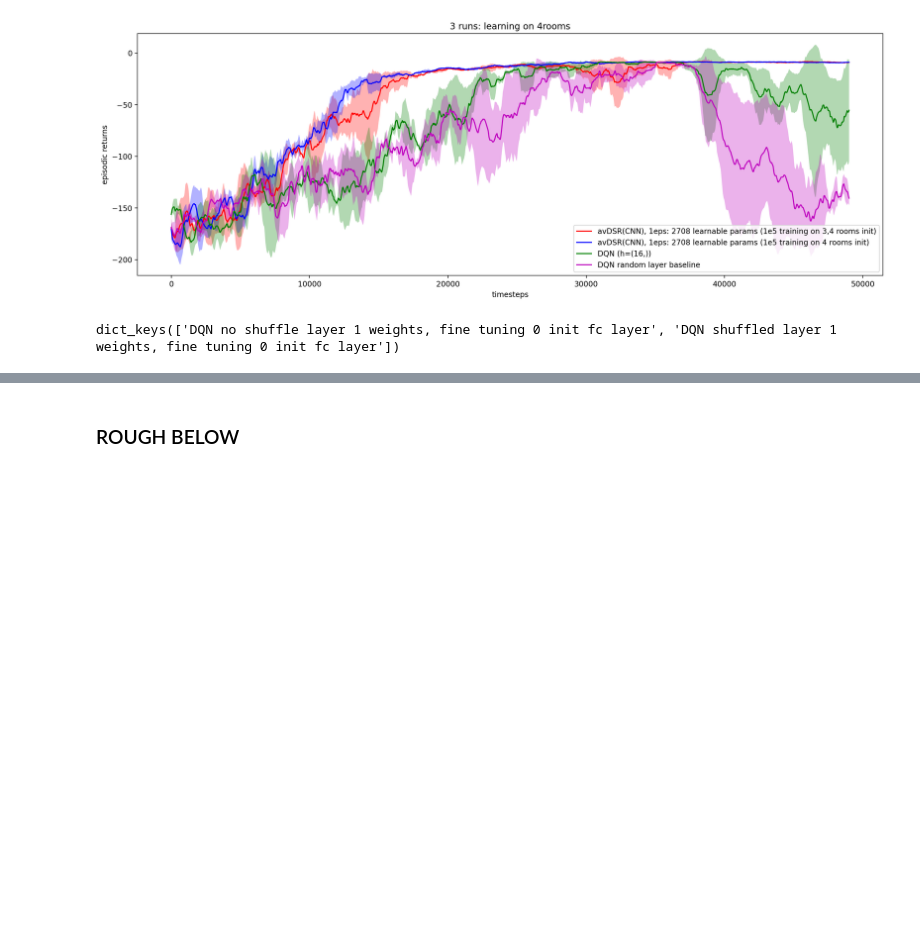
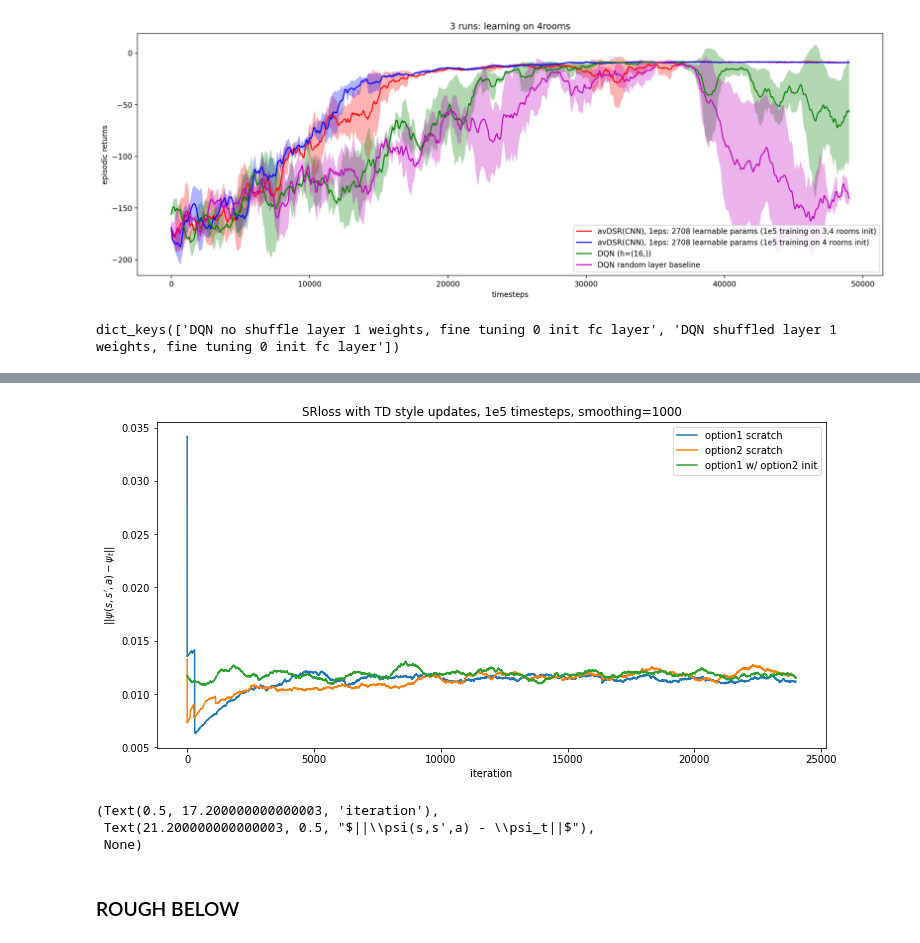
Before and after one commit to psurya1994/successor-feature-representations, a Jupyter notebook: 8-cnn-avdsr.ipynb, the cells around one changed output, grey strips where cells are left out. Saved outputs shown, nothing was run; the diff lists cells and outputs as text; code cells hidden in the pictures; blank space fills up the shorter version.

Commit message:
Notebook 8 also contains training speed of option 1, when init with option 2. And baselines. (for context detector)

```diff
--- a/8-cnn-avdsr.ipynb
+++ b/8-cnn-avdsr.ipynb
@@ -431,0 +478,2 @@ dict_keys(['DQN no shuffle layer 1 weights, fine tuning 0 init fc layer', 'DQN s
+# %%
+avdsr3 = avdsr_feature_init(game='FourRoomsMatrixNoTerm', agents=[agent], choice=0,ref=avdsr)
@@ -432,3 +500,16 @@ dict_keys(['DQN no shuffle layer 1 weights, fine tuning 0 init fc layer', 'DQN s
+# %%
+plt.figure(figsize=(12,6))
+kernel=1000
+plt.plot(convolve(avdsr2.loss_vec, kernel), label='option1 scratch')
+plt.plot(convolve(avdsr.loss_vec, kernel), label='option2 scratch')
+plt.plot(convolve(avdsr3.loss_vec, kernel), label='option1 w/ option2 init')
+plt.title('SRloss with TD style updates, 1e5 timesteps, smoothing=' + str(kernel)), plt.legend()
+plt.xlabel('iteration'), plt.ylabel('$||\psi(s,s\',a) - \psi_t||$'), plt.show()
+# %% [output]
+[figure, added]
+(Text(0.5, 17.200000000000003, 'iteration'),
+ Text(21.200000000000003, 0.5, "$||\\psi(s,s',a) - \\psi_t||$"),
+ None)
 # %% [markdown]
 ### ROUGH BELOW
 # %%
```
Also changed, not shown: parts of 3 cells of this notebook.
